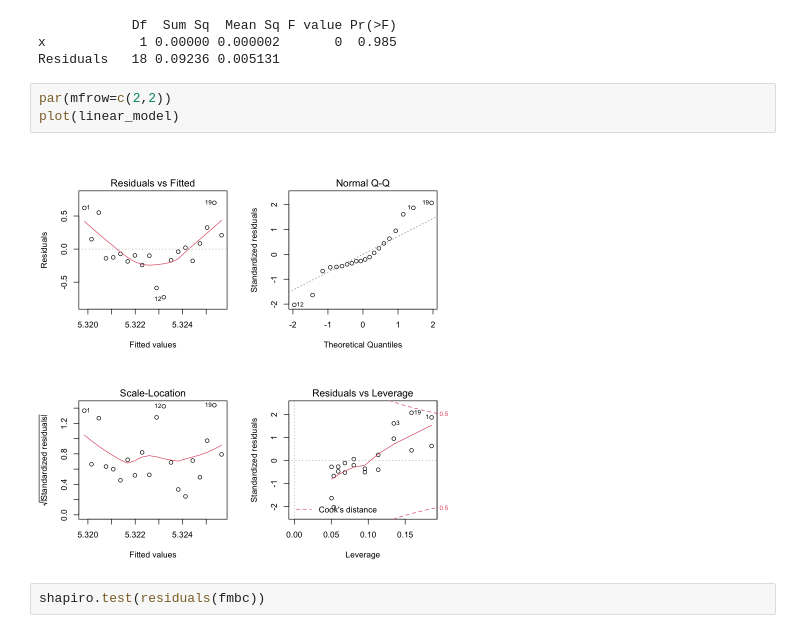
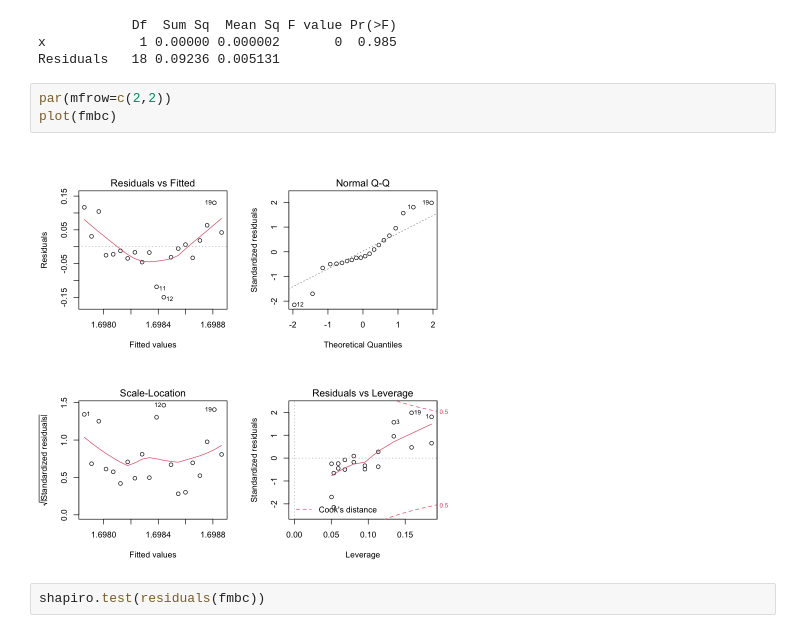
Before and after one commit to cdfmlr/daex, a Jupyter notebook: c2/ex_2_5.ipynb, the cells around one changed output. Saved outputs shown, nothing was run; the diff lists cells and outputs as text.

```diff
--- a/c2/ex_2_5.ipynb
+++ b/c2/ex_2_5.ipynb
@@ -249,9 +249,9 @@ x            1 0.00000 0.000002       0  0.985
 Residuals   18 0.09236 0.005131
 # %%
 par(mfrow=c(2,2))
-plot(linear_model)
+plot(fmbc)
 # %% [output]
-[figure, old version]
+[figure, new version]
 # %%
 shapiro.test(residuals(fmbc))
 # %% [output]
```
Also changed, not shown: parts of 1 cell of this notebook.
